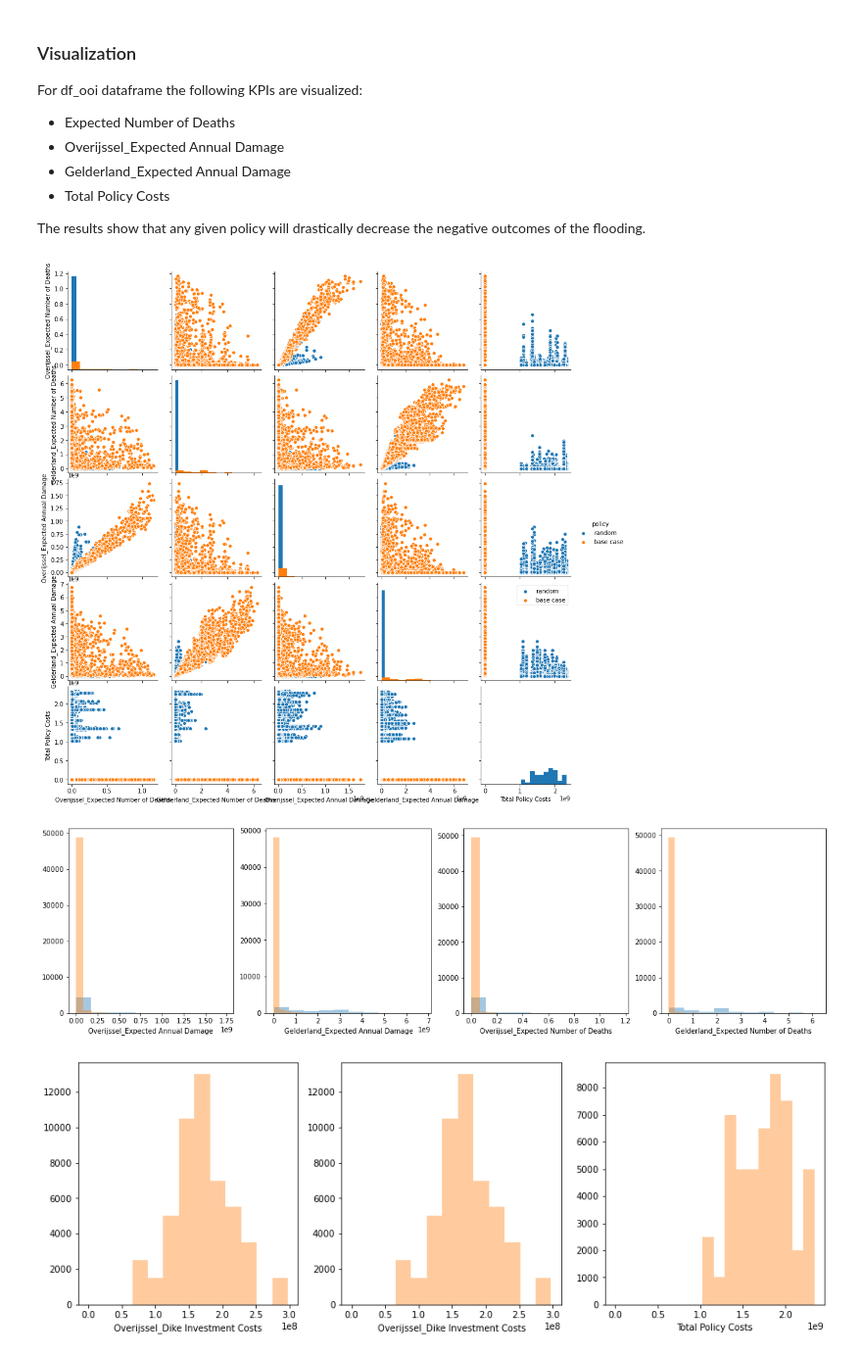
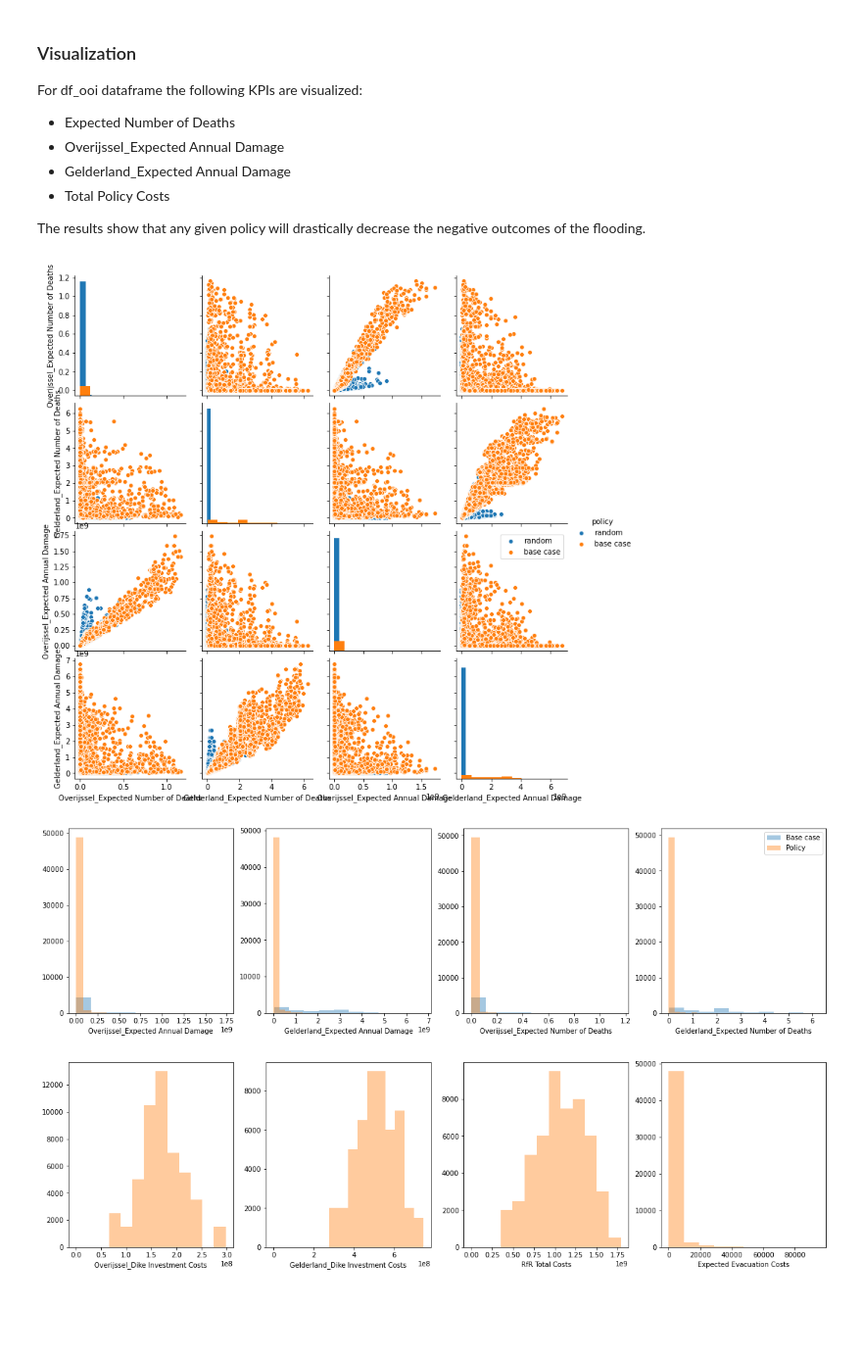
Before and after one commit to mihel93/EPA1361_final, a Jupyter notebook: 3_comparison.ipynb, the cells around one changed output. Shown: that part at 98% size. Cells and saved outputs as stored; diff of their text form; code cells hidden in the pictures; blank space fills up the shorter version.

```diff
--- a/3_comparison.ipynb
+++ b/3_comparison.ipynb
@@ -110,11 +110,3 @@ df_ooi = outcomes_combined[["policy",
                             'Gelderland_Dike Investment Costs',
                             'RfR Total Costs',
                             'Expected Evacuation Costs']]
-# %%
-# add column for the total policy cost
-df_ooi["Total Policy Costs"] = df_ooi.loc[:, ("RfR Total Costs",
-                                              "Expected Evacuation Costs",
-                                              "Gelderland_Dike Investment Costs",
-                                              "Overijssel_Dike Investment Costs")].sum(axis=1)
-
-df_ooi.head()
@@ -146,14 +126,13 @@ The results show that any given policy will drastically decrease the negative ou
 sns.pairplot(df_ooi, hue='policy', hue_order=["random", "base case"], vars=["Overijssel_Expected Number of Deaths",
                                                                             "Gelderland_Expected Number of Deaths",
                                                                             'Overijssel_Expected Annual Damage',
-                                                                            'Gelderland_Expected Annual Damage',
-                                                                            'Total Policy Costs'], diag_kind="hist")
+                                                                            'Gelderland_Expected Annual Damage'], diag_kind="hist")
 plt.legend()
 # Saving image
 plt.savefig("images/comparison_pairplot.png")
 plt.show()
 # %% [output]
-[figure, old version]
+[figure, new version]
 # %%
 #Create 4 histograms for the 4 KPI's, in which base case is plotted against random policies.
 f, axes = plt.subplots(1, 4, figsize=(20,5))
@@ -177,32 +156,37 @@ sns.distplot(df_ooi.loc[df_ooi["policy"] == "base case", "Gelderland_Expected Nu
                                                             kde=False, bins=10, label='Base case', ax=axes[3])
 sns.distplot(df_ooi.loc[df_ooi["policy"] == "random", "Gelderland_Expected Number of Deaths"],
                                                              kde=False, bins=10, label='Policy', ax=axes[3])
-
+plt.legend()
 plt.savefig("images/comparison_displot.png")
 # %% [output]
-[figure, old version]
+[figure, new version]
 # %%
 #Create 3 histograms for the 3 KPI's, to ahow the dike cost per province and the total policy cost in general.
-f, axes = plt.subplots(1, 3, figsize=(15,5))
+f, axes = plt.subplots(1, 4, figsize=(20,5))
 
 sns.distplot(df_ooi.loc[df_ooi["policy"] == "base case", "Overijssel_Dike Investment Costs"],
                                              kde=False, bins=10, label='Base case', ax=axes[0])
 sns.distplot(df_ooi.loc[df_ooi["policy"] == "random", "Overijssel_Dike Investment Costs"],
                                              kde=False, bins=10, label='Policy', ax=axes[0])
 
-sns.distplot(df_ooi.loc[df_ooi["policy"] == "base case", "Overijssel_Dike Investment Costs"],
+sns.distplot(df_ooi.loc[df_ooi["policy"] == "base case", "Gelderland_Dike Investment Costs"],
                                              kde=False, bins=10, label='Base case', ax=axes[1])
-sns.distplot(df_ooi.loc[df_ooi["policy"] == "random", "Overijssel_Dike Investment Costs"],
+sns.distplot(df_ooi.loc[df_ooi["policy"] == "random", "Gelderland_Dike Investment Costs"],
                                              kde=False, bins=10, label='Policy', ax=axes[1])
 
-sns.distplot(df_ooi.loc[df_ooi["policy"] == "base case", "Total Policy Costs"],
+sns.distplot(df_ooi.loc[df_ooi["policy"] == "base case", "RfR Total Costs"],
                                              kde=False, bins=10, label='Base case', ax=axes[2])
-sns.distplot(df_ooi.loc[df_ooi["policy"] == "random", "Total Policy Costs"],
+sns.distplot(df_ooi.loc[df_ooi["policy"] == "random", "RfR Total Costs"],
                                              kde=False, bins=10, label='Policy', ax=axes[2])
 
+sns.distplot(df_ooi.loc[df_ooi["policy"] == "base case", "Expected Evacuation Costs"],
+                                             kde=False, bins=10, label='Base case', ax=axes[3])
+sns.distplot(df_ooi.loc[df_ooi["policy"] == "random", "Expected Evacuation Costs"],
+                                             kde=False, bins=10, label='Policy', ax=axes[3])
+
 plt.savefig("images/cost_displot.png")
 # %% [output]
-[figure, old version]
+[figure, new version]
 # %%
 #Overview of the maximum, mean and standard deviation values of the KPI's, comparing policy to base case.
 from decimal import Decimal
```
Also changed, not shown: parts of 3 cells of this notebook, 3 other files.
